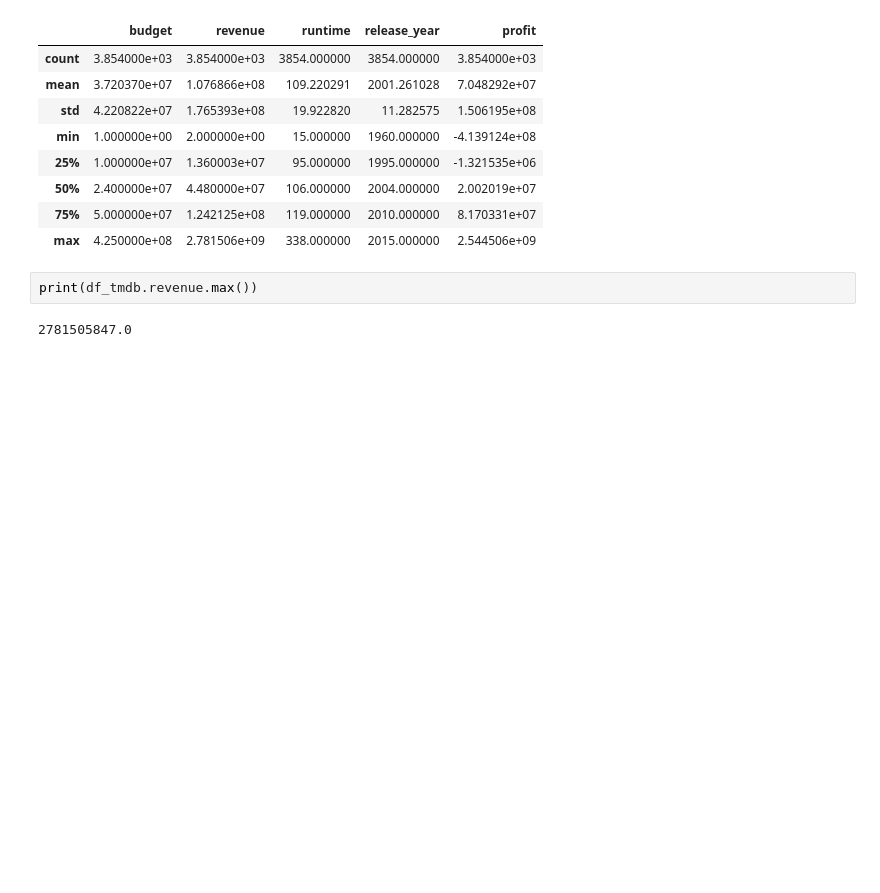
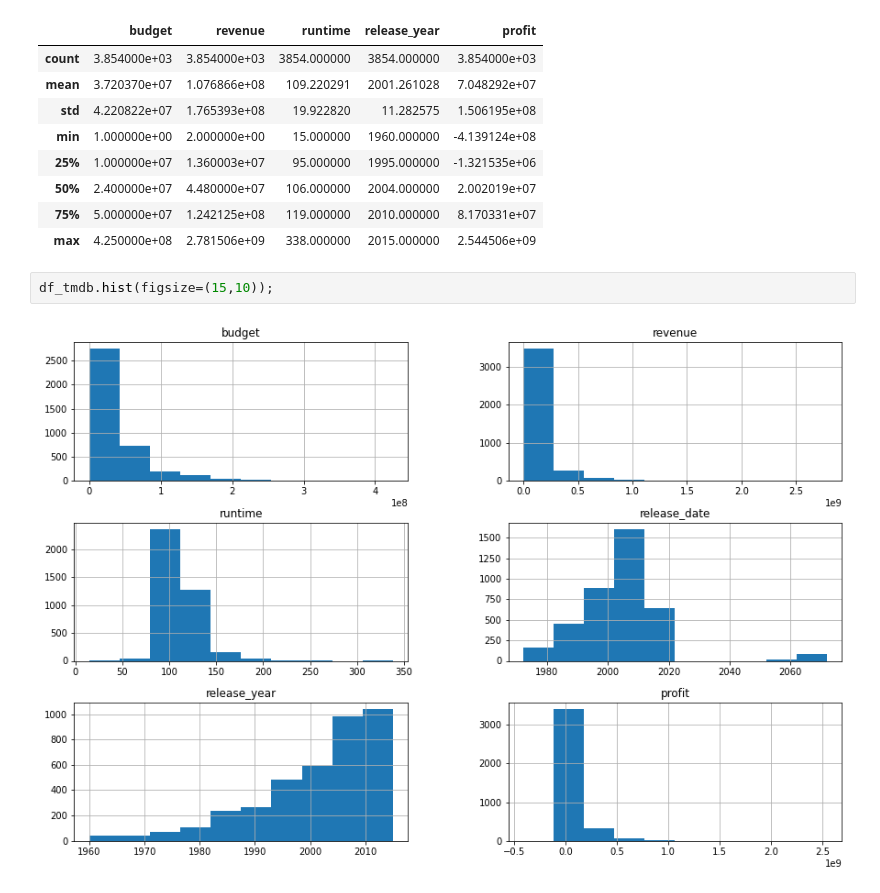
Before and after one commit to Okea99/DA-Udacity-Investigating-a-dataset, a Jupyter notebook: Investigating the TMDB Movie Dataset.ipynb, the cells around one changed output. Drawn from its saved outputs; the diff is of its cells as text; blank space fills up the shorter version.

```diff
--- a/Investigating the TMDB Movie Dataset.ipynb
+++ b/Investigating the TMDB Movie Dataset.ipynb
@@ -236,10 +236,10 @@ df_tmdb.describe()   # inspecting cleaned dataset' statistics
 | 50% | 2.400000e+07 | 4.480000e+07 | 106.000000 | 2004.000000 | 2.002019e+07 |
 | 75% | 5.000000e+07 | 1.242125e+08 | 119.000000 | 2010.000000 | 8.170331e+07 |
 | max | 4.250000e+08 | 2.781506e+09 | 338.000000 | 2015.000000 | 2.544506e+09 |
-# %%
-print(df_tmdb.revenue.max())
-# %% [output]
-2781505847.0
+# %%
+df_tmdb.hist(figsize=(15,10));
+# %% [output]
+[figure, added]
 # %% [markdown]
 <a id='eda'></a>
 ## Exploratory Data Analysis
```
Also changed, not shown: parts of 45 cells of this notebook.
